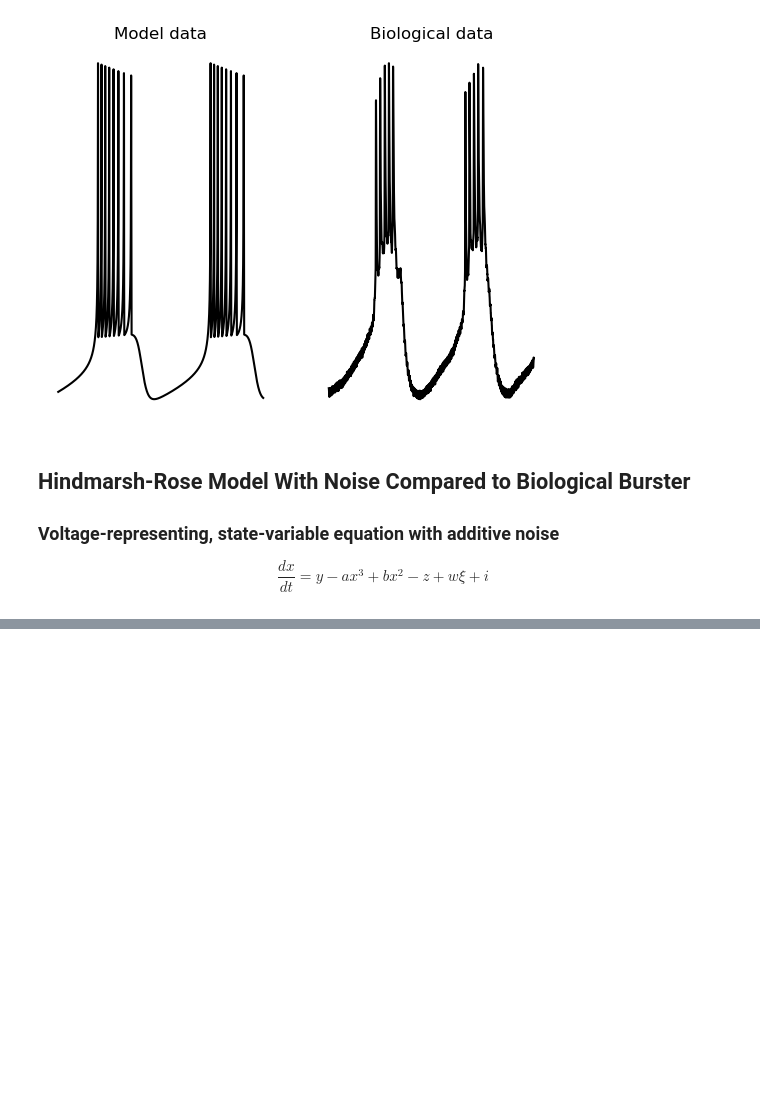
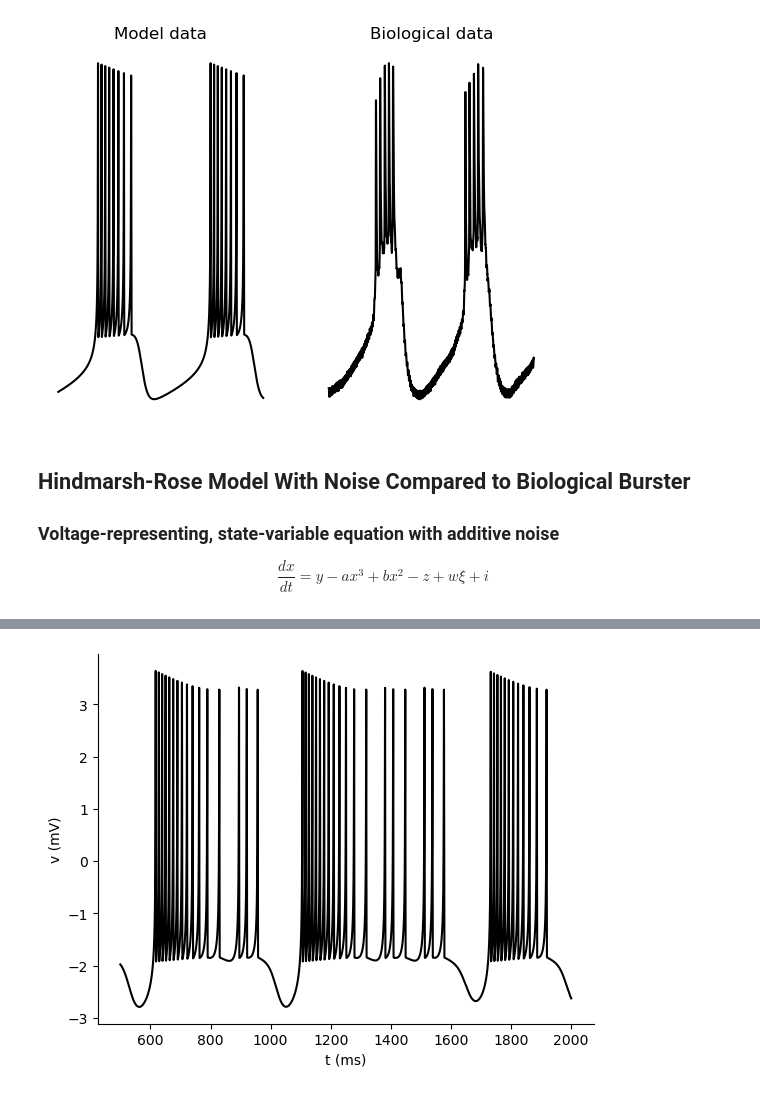
Before and after one commit to ryEllison/chaosInPylo, a Jupyter notebook: main/src/srcNotebook.ipynb, the cells around one changed output, grey strips where cells are left out. Saved outputs shown, nothing was run; the diff lists cells and outputs as text; code cells hidden in the pictures; blank space fills up the shorter version.

```diff
--- a/main/src/srcNotebook.ipynb
+++ b/main/src/srcNotebook.ipynb
@@ -196,0 +275,12 @@ plt.show()
+# %%
+#Visualization
+plt.figure()
+plt.plot(data['t'],
+         data['x'],
+         color = 'black')
+sbn.despine()
+plt.xlabel('t (ms)')
+plt.ylabel('v (mV)')
+plt.show()
+# %% [output]
+[figure, added]
```
Also changed, not shown: parts of 5 cells of this notebook.
